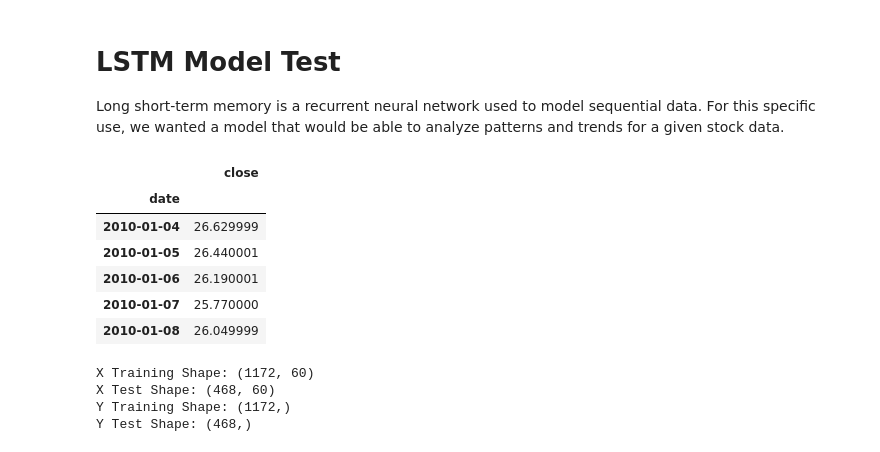
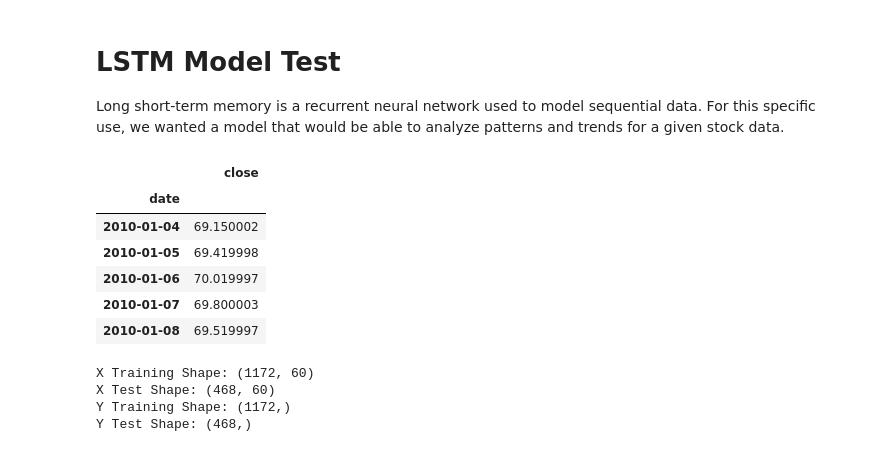
Before and after one commit to WhyHelloPear/stockmarket_analysis, a Jupyter notebook: 3_model_tests.ipynb, the cells around one changed output. Saved outputs shown, nothing was run; the diff lists cells and outputs as text; code cells hidden in the pictures.

```diff
--- a/3_model_tests.ipynb
+++ b/3_model_tests.ipynb
@@ -17,24 +17,24 @@ from tensorflow.keras.layers import LSTM,Dense
 # %%
 df_prices = pd.read_csv('./data/prices-split-adjusted.csv')
 df_prices.fillna(float(0))
 df_prices['date'] = pd.to_datetime(df_prices['date'])
 
-df_prices = df_prices[df_prices['symbol']=='ABC']
+df_prices = df_prices[df_prices['symbol']=='XOM']
 df_prices = df_prices.drop(columns=['symbol'])
 df_dates = df_prices['date'].copy()
 df_prices = df_prices.set_index('date')
 
 df = df_prices['close'].to_frame()
 
 df.head()
 # %% [output]
 |  | close |
 | date |  |
-| 2010-01-04 | 26.629999 |
-| 2010-01-05 | 26.440001 |
-| 2010-01-06 | 26.190001 |
-| 2010-01-07 | 25.770000 |
-| 2010-01-08 | 26.049999 |
+| 2010-01-04 | 69.150002 |
+| 2010-01-05 | 69.419998 |
+| 2010-01-06 | 70.019997 |
+| 2010-01-07 | 69.800003 |
+| 2010-01-08 | 69.519997 |
 # %%
 def prep_data(df, scaler, split):
     df = scaler.fit_transform(np.array(df).reshape(-1,1))
```
Also changed, not shown: parts of 7 cells of this notebook.
